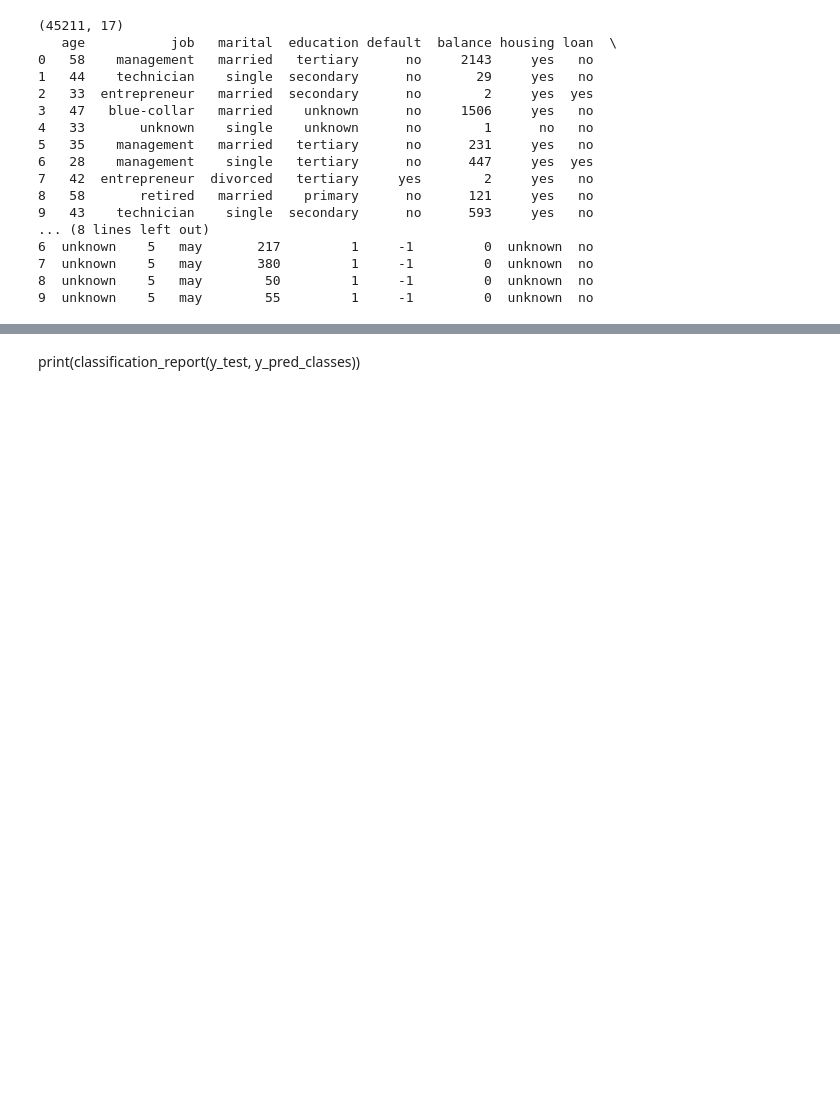
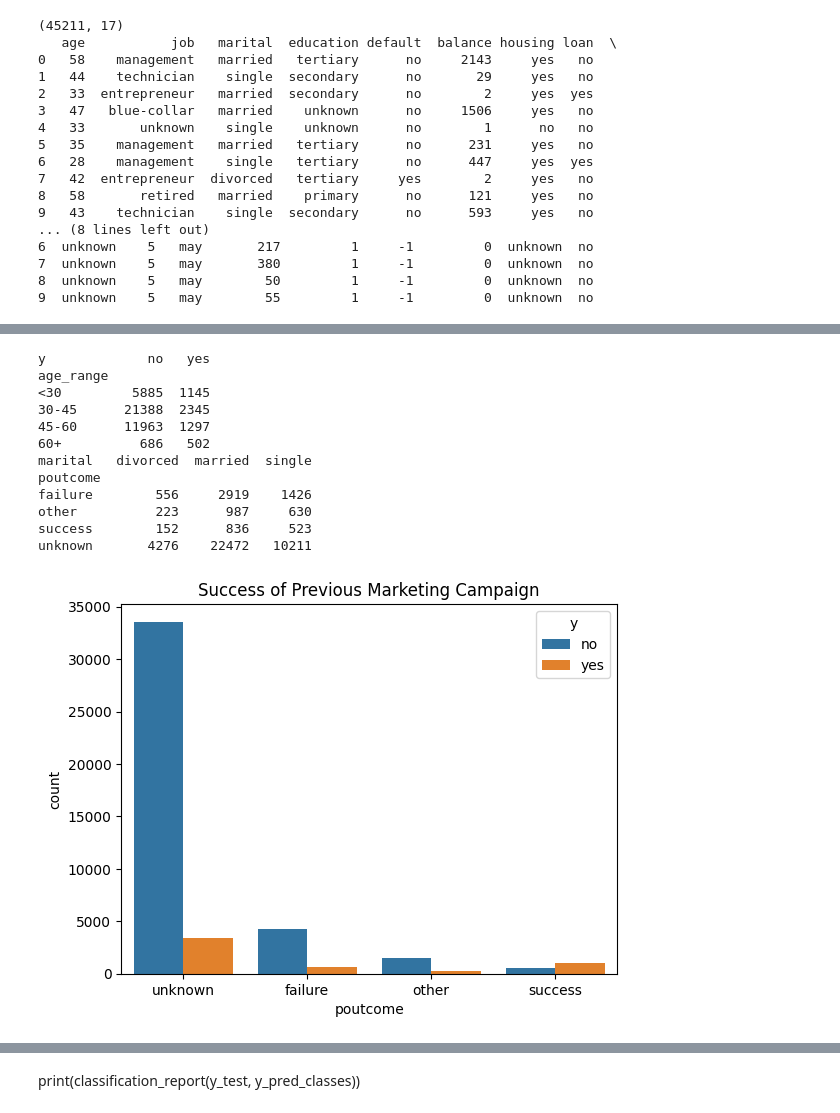
Before and after one commit to aonms/team2-bank_full, a Jupyter notebook: test.ipynb, the cells around one changed output, grey strips where cells are left out. Saved outputs shown, nothing was run; the diff lists cells and outputs as text; code cells hidden in the pictures; blank space fills up the shorter version.

```diff
--- a/test.ipynb
+++ b/test.ipynb
@@ -46,3 +63,35 @@ print(df.head(10))
+# %%
+# Create age ranges
+df['age_range'] = pd.cut(df['age'], bins=[0, 30, 45, 60, 100], labels=['<30', '30-45', '45-60', '60+'])
+
+# Table: Subscription status (y) by Age Range
+age_y_table = pd.crosstab(df['age_range'], df['y'])
+print(age_y_table)
+
+# Table: Previous outcome (poutcome) by Marital Status
+poutcome_marital_table = pd.crosstab(df['poutcome'], df['marital'])
+print(poutcome_marital_table)
+
+# Visual: Bar chart for poutcome
+import seaborn as sns
+import matplotlib.pyplot as plt
+sns.countplot(x='poutcome', hue='y', data=df)
+plt.title('Success of Previous Marketing Campaign')
+plt.show()
+# %% [output]
+y             no   yes
+age_range
+<30         5885  1145
+30-45      21388  2345
+45-60      11963  1297
+60+          686   502
+marital   divorced  married  single
+poutcome
+failure        556     2919    1426
+other          223      987     630
+success        152      836     523
+unknown       4276    22472   10211
+[figure, added]
 # %%
 df['y'] = df['y'].map({'yes': 1, 'no': 0})
 # %%
```
Also changed, not shown: parts of 5 cells of this notebook, 2 other files.
